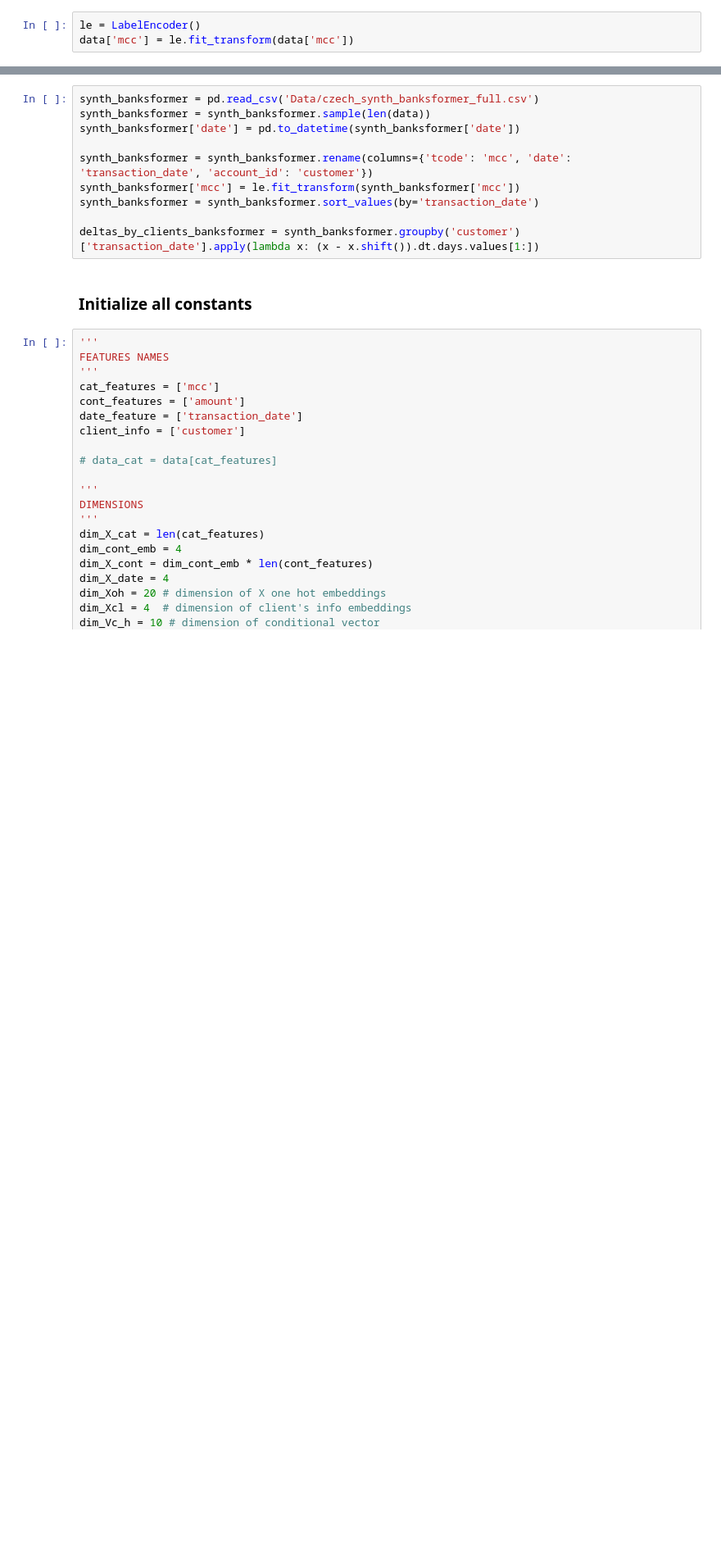
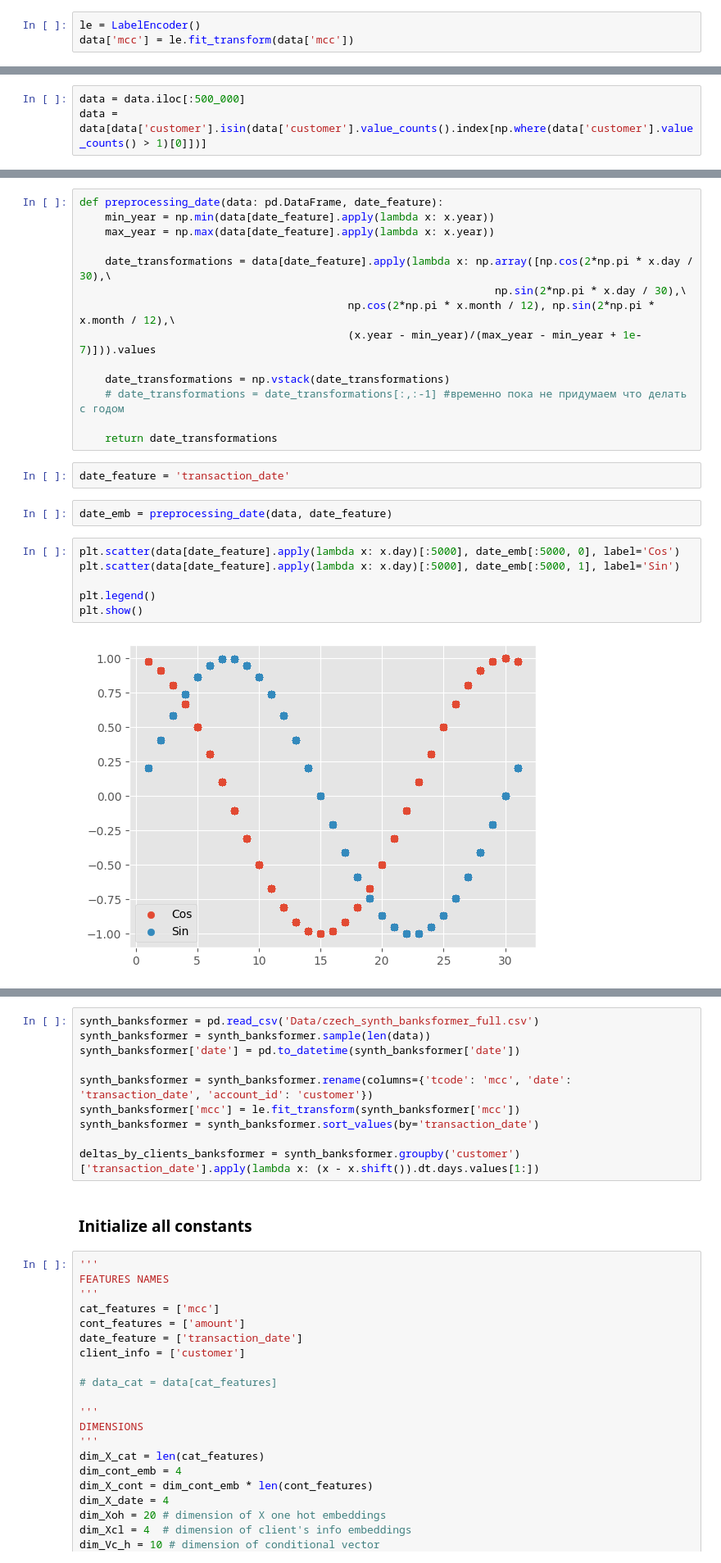
Before and after one commit to kirillzx/TRGAN, a Jupyter notebook: TRGAN_chech.ipynb, the cells around one changed output, grey strips where cells are left out. Shown at 82% size. Drawn from its saved outputs; the diff is of its cells as text; blank space fills up the shorter version.

```diff
--- a/TRGAN_chech.ipynb
+++ b/TRGAN_chech.ipynb
@@ -128,0 +142,3 @@ data.shape
+# %%
+data = data.iloc[:500_000]
+data = data[data['customer'].isin(data['customer'].value_counts().index[np.where(data['customer'].value_counts() > 1)[0]])]
@@ -128,0 +283,26 @@ data.shape
+# %%
+def preprocessing_date(data: pd.DataFrame, date_feature):
+    min_year = np.min(data[date_feature].apply(lambda x: x.year))
+    max_year = np.max(data[date_feature].apply(lambda x: x.year))
+
+    date_transformations = data[date_feature].apply(lambda x: np.array([np.cos(2*np.pi * x.day / 30),\
+                                                                 np.sin(2*np.pi * x.day / 30),\
+                                          np.cos(2*np.pi * x.month / 12), np.sin(2*np.pi * x.month / 12),\
+                                          (x.year - min_year)/(max_year - min_year + 1e-7)])).values
+
+    date_transformations = np.vstack(date_transformations)
+    # date_transformations = date_transformations[:,:-1] #временно пока не придумаем что делать с годом
+
+    return date_transformations
+# %%
+date_feature = 'transaction_date'
+# %%
+date_emb = preprocessing_date(data, date_feature)
+# %%
+plt.scatter(data[date_feature].apply(lambda x: x.day)[:5000], date_emb[:5000, 0], label='Cos')
+plt.scatter(data[date_feature].apply(lambda x: x.day)[:5000], date_emb[:5000, 1], label='Sin')
+
+plt.legend()
+plt.show()
+# %% [output]
+[figure, added]
```
Also changed, not shown: parts of 23 cells of this notebook.
